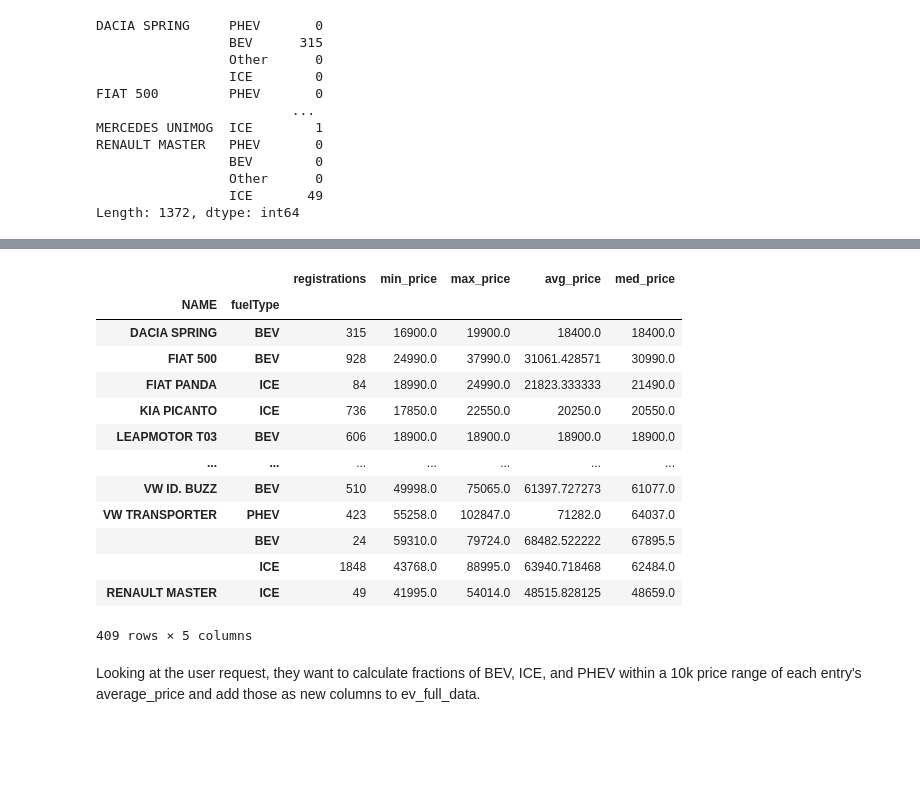
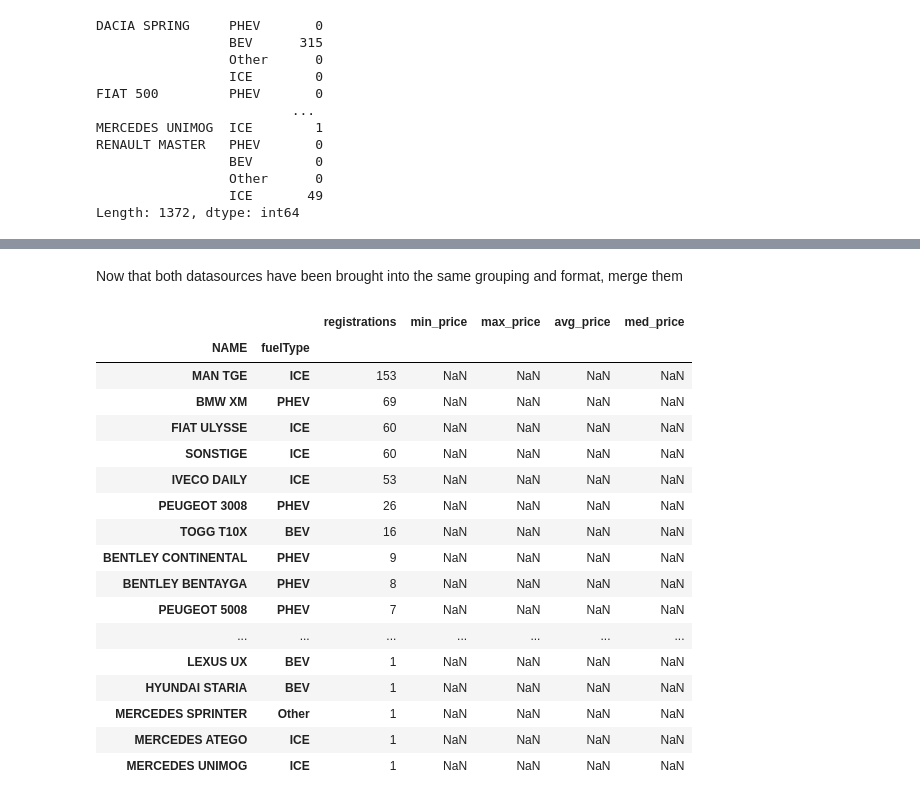
Before and after one commit to DerGenaue/ev_transition, a Jupyter notebook: de_electric_passenger_by_price.ipynb, the cells around one changed output, grey strips where cells are left out. Saved outputs shown, nothing was run; the diff lists cells and outputs as text; code cells hidden in the pictures; blank space fills up the shorter version.

Commit message:
Some fixes for PKW price data merging

```diff
--- a/de_electric_passenger_by_price.ipynb
+++ b/de_electric_passenger_by_price.ipynb
@@ -111,33 +125,41 @@ Now that both datasources have been brought into the same grouping and format, m
+# %% [markdown]
+Now that both datasources have been brought into the same grouping and format, merge them
 # %%
 # For every non-zero entry in ev_data.stack(), add matching price columns from adac_price_regrouped; drop zeros
 ev_full_data = ev_data.stack()
 ev_full_data = ev_full_data[ev_full_data != 0]
 
 # Ensure MultiIndex aligned with (NAME, fuelType)
 ev_full_data.index = pd.MultiIndex.from_tuples(ev_full_data.index, names=['NAME', 'fuelType'])
 
 # Join with price data and drop entries without price info
-ev_full_data = ev_full_data.to_frame('registrations').join(adac_price_regrouped, how='left').dropna(
-    subset=['min_price', 'max_price', 'avg_price', 'med_price'])
+ev_full_data = ev_full_data.to_frame('registrations').join(adac_price_regrouped, how='left')
 
-ev_full_data
+missing_data_entries = ev_full_data[ev_full_data['med_price'].isna()].copy()
+missing_data_entries.sort_values(by=['registrations'], ascending=False, inplace=True)
+
+ev_full_data.dropna(subset=['min_price', 'max_price', 'avg_price', 'med_price'], inplace=True)
+
+missing_data_entries
 # %% [output]
 |  |  | registrations | min_price | max_price | avg_price | med_price |
 | NAME | fuelType |  |  |  |  |  |
-| DACIA SPRING | BEV | 315 | 16900.0 | 19900.0 | 18400.0 | 18400.0 |
-| FIAT 500 | BEV | 928 | 24990.0 | 37990.0 | 31061.428571 | 30990.0 |
-| FIAT PANDA | ICE | 84 | 18990.0 | 24990.0 | 21823.333333 | 21490.0 |
-| KIA PICANTO | ICE | 736 | 17850.0 | 22550.0 | 20250.0 | 20550.0 |
-| LEAPMOTOR T03 | BEV | 606 | 18900.0 | 18900.0 | 18900.0 | 18900.0 |
+| MAN TGE | ICE | 153 | NaN | NaN | NaN | NaN |
+| BMW XM | PHEV | 69 | NaN | NaN | NaN | NaN |
+| FIAT ULYSSE | ICE | 60 | NaN | NaN | NaN | NaN |
+| SONSTIGE | ICE | 60 | NaN | NaN | NaN | NaN |
+| IVECO DAILY | ICE | 53 | NaN | NaN | NaN | NaN |
+| PEUGEOT 3008 | PHEV | 26 | NaN | NaN | NaN | NaN |
+| TOGG T10X | BEV | 16 | NaN | NaN | NaN | NaN |
+| BENTLEY CONTINENTAL | PHEV | 9 | NaN | NaN | NaN | NaN |
+| BENTLEY BENTAYGA | PHEV | 8 | NaN | NaN | NaN | NaN |
+| PEUGEOT 5008 | PHEV | 7 | NaN | NaN | NaN | NaN |
 | ... | ... | ... | ... | ... | ... | ... |
-| VW ID. BUZZ | BEV | 510 | 49998.0 | 75065.0 | 61397.727273 | 61077.0 |
-| VW TRANSPORTER | PHEV | 423 | 55258.0 | 102847.0 | 71282.0 | 64037.0 |
-|  | BEV | 24 | 59310.0 | 79724.0 | 68482.522222 | 67895.5 |
-|  | ICE | 1848 | 43768.0 | 88995.0 | 63940.718468 | 62484.0 |
-| RENAULT MASTER | ICE | 49 | 41995.0 | 54014.0 | 48515.828125 | 48659.0 |
+| LEXUS UX | BEV | 1 | NaN | NaN | NaN | NaN |
+| HYUNDAI STARIA | BEV | 1 | NaN | NaN | NaN | NaN |
+| MERCEDES SPRINTER | Other | 1 | NaN | NaN | NaN | NaN |
+| MERCEDES ATEGO | ICE | 1 | NaN | NaN | NaN | NaN |
+| MERCEDES UNIMOG | ICE | 1 | NaN | NaN | NaN | NaN |
-409 rows × 5 columns
-# %% [markdown]
-Looking at the user request, they want to calculate fractions of BEV, ICE, and PHEV within a 10k price range of each entry's average_price and add those as new columns to ev_full_data.
 # %%
 # For every entry in ev_full_data, calculate the fraction of bev, ice and phev within 10k of the average_price
 comparison_range_abs = 5000  # price range
```
Also changed, not shown: parts of 4 cells of this notebook, 4 other files.
